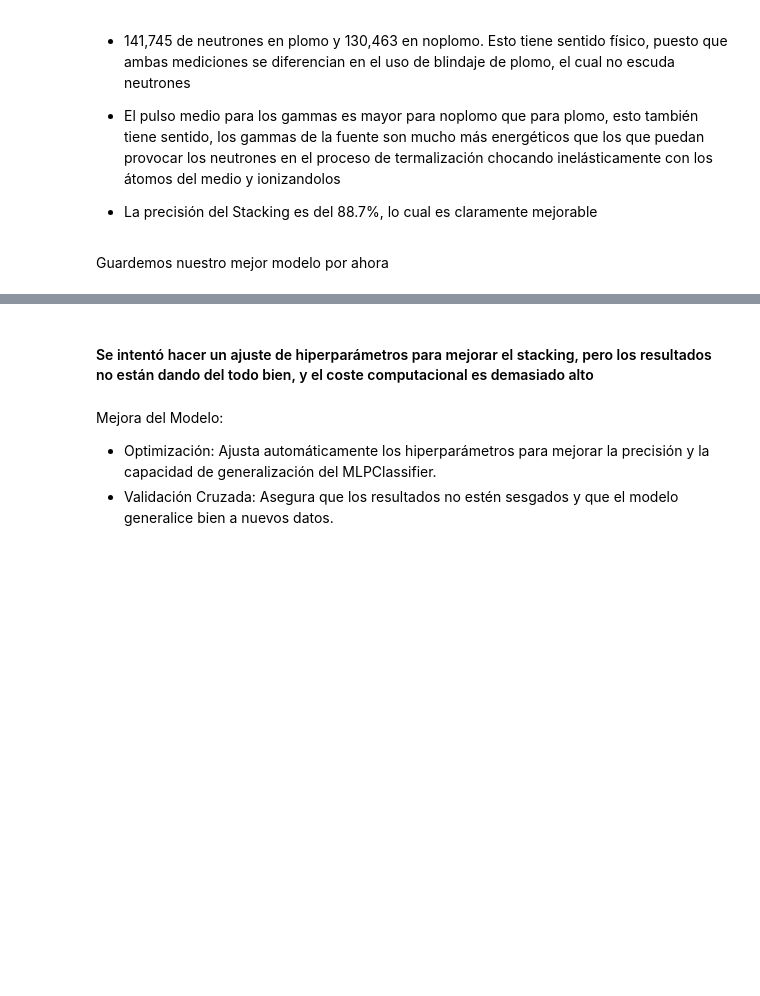
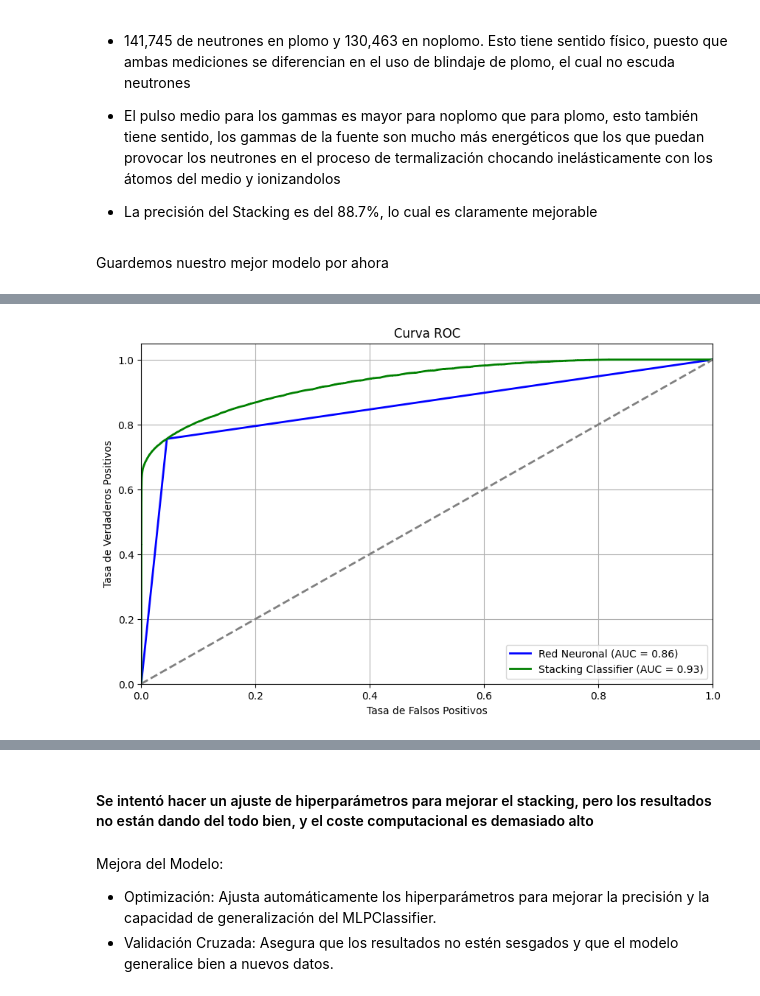
Before and after one commit to saisito/MLF_nunez-alejandro, a Jupyter notebook: nunez-alejandro.ipynb, the cells around one changed output, grey strips where cells are left out. Saved outputs shown, nothing was run; the diff lists cells and outputs as text; code cells hidden in the pictures; blank space fills up the shorter version.

```diff
--- a/nunez-alejandro.ipynb
+++ b/nunez-alejandro.ipynb
@@ -1702,3 +1683,17 @@ filepath = os.path.join(directory, file_name)
 joblib.dump(stacking_clf, filepath)
 
 print(f"Modelo guardado exitosamente en '{filepath}'.")
+# %%
+import joblib
+import os
+
+file_name = 'simple_neutrones_gamma.pkl'
+directory = 'models'
+
+# Ruta completa del archivo
+filepath = os.path.join(directory, file_name)
+
+# Cargar el modelo utilizando joblib
+stacking_clf = joblib.load(filepath)
+
+print(f"Modelo cargado exitosamente desde '{filepath}'.")
@@ -1704,0 +1704,73 @@ print(f"Modelo guardado exitosamente en '{filepath}'.")
+# %%
+from sklearn.metrics import accuracy_score, confusion_matrix, classification_report, roc_curve, auc
+
+import numpy as np
+
+from sklearn.preprocessing import StandardScaler
+import matplotlib.pyplot as plt
+from sklearn.metrics import silhouette_score
+
+def cargar_datos(neutrones_file, gamma_neutrones_file):
+    """
+    Carga los datos de neutrones y gamma desde los archivos proporcionados y crea las etiquetas correspondientes.
+
+    Args:
+        neutrones_file (str): Ruta del archivo que contiene los datos de neutrones.
+        gamma_neutrones_file (str): Ruta del archivo que contiene los datos de gamma y neutrones.
+
+    Returns:
+        tuple: Una tupla que contiene los datos combinados y las etiquetas correspondientes.
+            - data (ndarray): Un array numpy que contiene los datos combinados de neutrones y gamma.
+            - labels (ndarray): Un array numpy que contiene las etiquetas correspondientes a los datos.
+                1 representa neutrones y 0 representa gamma en gamma_neutrones_pulsos.
+    """
+    neutrones_pulsos = np.loadtxt(neutrones_file, delimiter=',')
+    gamma_neutrones_pulsos = np.loadtxt(gamma_neutrones_file, delimiter=',')
+
+    # Etiquetas: 1 para neutrones y 0 para gamma en gamma_neutrones_pulsos
+    labels = np.array([1] * neutrones_pulsos.shape[0] + [0] * gamma_neutrones_pulsos.shape[0])
+    data = np.vstack((neutrones_pulsos, gamma_neutrones_pulsos))
+    return data, labels
+
+plomo_file = 'AmBe_filtered/plomo.csv'
+noplomo_file = 'AmBe_filtered/noplomo.csv'
+plomo_pulsos = np.loadtxt(plomo_file, delimiter=',')
+noplomo_pulsos = np.loadtxt(noplomo_file, delimiter=',')
+
+data, labels = cargar_datos(plomo_file, noplomo_file)
+
+# Normalización de los datos
+scaler = StandardScaler()
+data = scaler.fit_transform(data)
+
+# División de los datos en entrenamiento y prueba
+X_train, X_test, y_train, y_test = train_test_split(data, labels, test_size=0.3, random_state=42)
+
+y_pred_proba_nn = stacking_clf.predict(X_test).ravel()
+y_pred_classes_nn = (y_pred_proba_nn > 0.5).astype(int)
+
+y_pred_proba_stack = stacking_clf.predict_proba(X_test)[:, 1]
+y_pred_stack = (y_pred_proba_stack > 0.5).astype(int)
+
+# Calcular ROC y AUC
+fpr_nn, tpr_nn, _ = roc_curve(y_test, y_pred_proba_nn)
+roc_auc_nn = auc(fpr_nn, tpr_nn)
+
+fpr_stack, tpr_stack, _ = roc_curve(y_test, y_pred_proba_stack)
+roc_auc_stack = auc(fpr_stack, tpr_stack)
+
+# Plotear ROC curve
+plt.figure(figsize=(10, 6))
+plt.plot(fpr_nn, tpr_nn, color='blue', lw=2, label='Red Neuronal (AUC = %0.2f)' % roc_auc_nn)
+plt.plot(fpr_stack, tpr_stack, color='green', lw=2, label='Stacking Classifier (AUC = %0.2f)' % roc_auc_stack)
+plt.plot([0, 1], [0, 1], color='gray', lw=2, linestyle='--')
+plt.xlim([0.0, 1.0])
+plt.ylim([0.0, 1.05])
+plt.xlabel('Tasa de Falsos Positivos')
+plt.ylabel('Tasa de Verdaderos Positivos')
+plt.title('Curva ROC')
+plt.legend(loc="lower right")
+plt.grid(True)
+plt.show()
+# %% [output]
+[figure, added]
```
Also changed, not shown: parts of 9 cells of this notebook.
